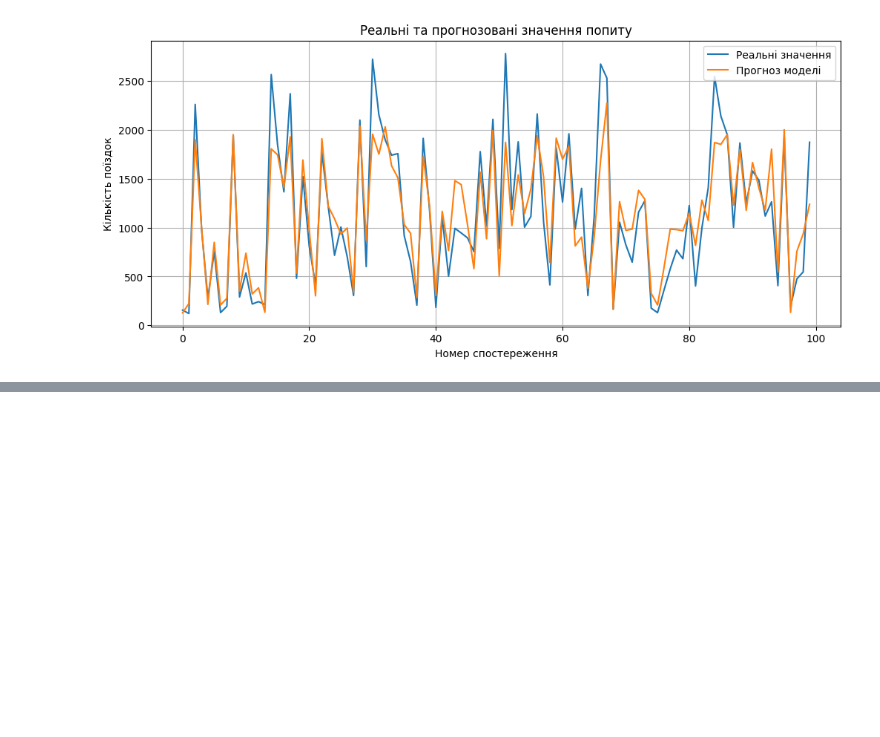
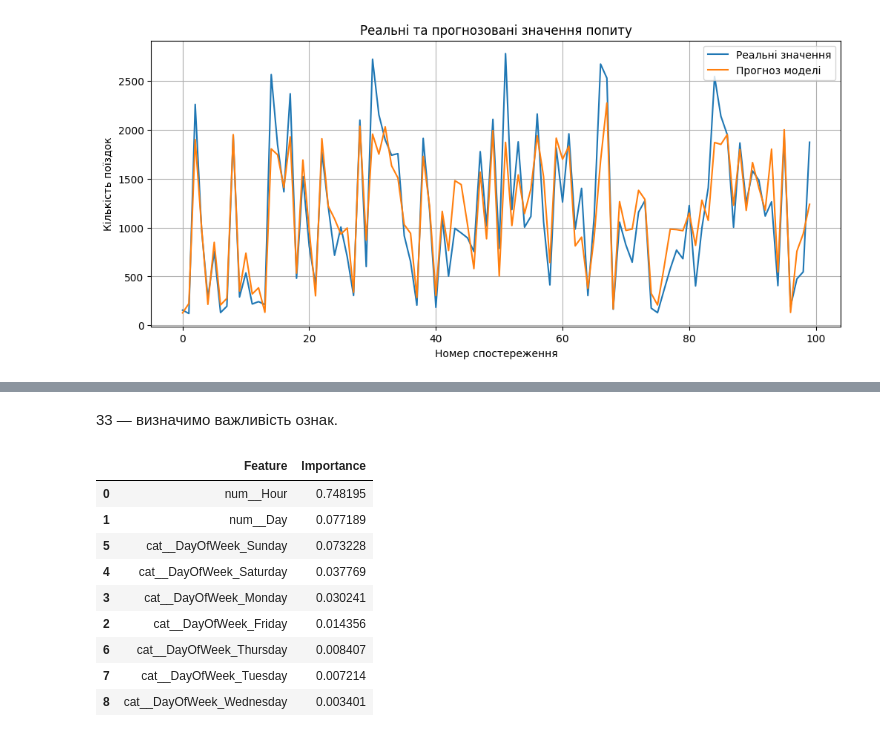
Before and after one commit to pavlenkosasha/MillionaireAPI, a Jupyter notebook: Uber_Pickups_in_New_York_City_PAVLENKO.ipynb, the cells around one changed output, grey strips where cells are left out. Cells and saved outputs as stored; diff of their text form; code cells hidden in the pictures; blank space fills up the shorter version.

```diff
--- a/Uber_Pickups_in_New_York_City_PAVLENKO.ipynb
+++ b/Uber_Pickups_in_New_York_City_PAVLENKO.ipynb
@@ -748,0 +781,35 @@ plt.show()
+# %% [markdown]
+33 — визначимо важливість ознак.
+# %%
+feature_names = (
+    best_model.named_steps['preprocessor']
+    .get_feature_names_out()
+)
+
+importances = (
+    best_model.named_steps['regressor']
+    .feature_importances_
+)
+
+feature_importance = pd.DataFrame({
+    'Feature': feature_names,
+    'Importance': importances
+})
+
+feature_importance = feature_importance.sort_values(
+    'Importance',
+    ascending=False
+)
+
+feature_importance
+# %% [output]
+|  | Feature | Importance |
+| 0 | num__Hour | 0.748195 |
+| 1 | num__Day | 0.077189 |
+| 5 | cat__DayOfWeek_Sunday | 0.073228 |
+| 4 | cat__DayOfWeek_Saturday | 0.037769 |
+| 3 | cat__DayOfWeek_Monday | 0.030241 |
+| 2 | cat__DayOfWeek_Friday | 0.014356 |
+| 6 | cat__DayOfWeek_Thursday | 0.008407 |
+| 7 | cat__DayOfWeek_Tuesday | 0.007214 |
+| 8 | cat__DayOfWeek_Wednesday | 0.003401 |
```
Also changed, not shown: parts of 8 cells of this notebook.
